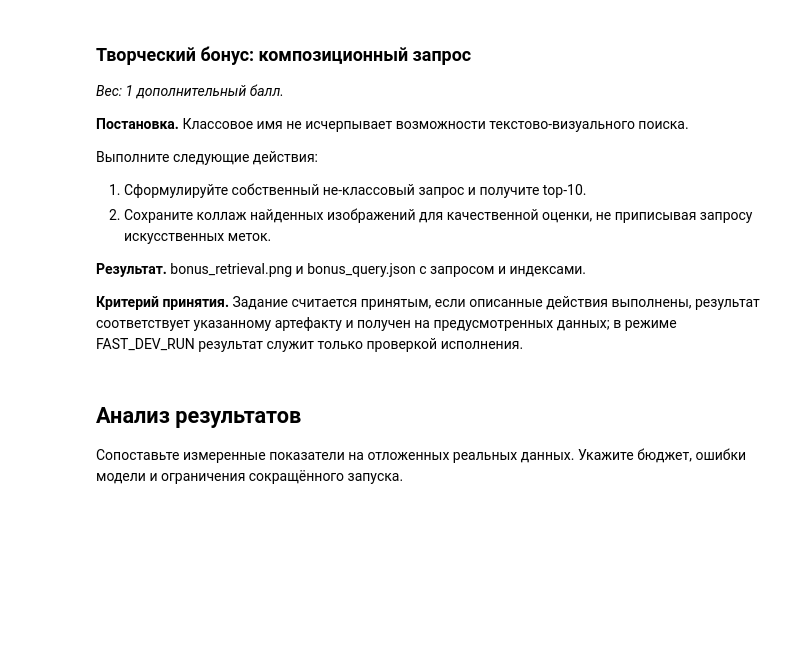
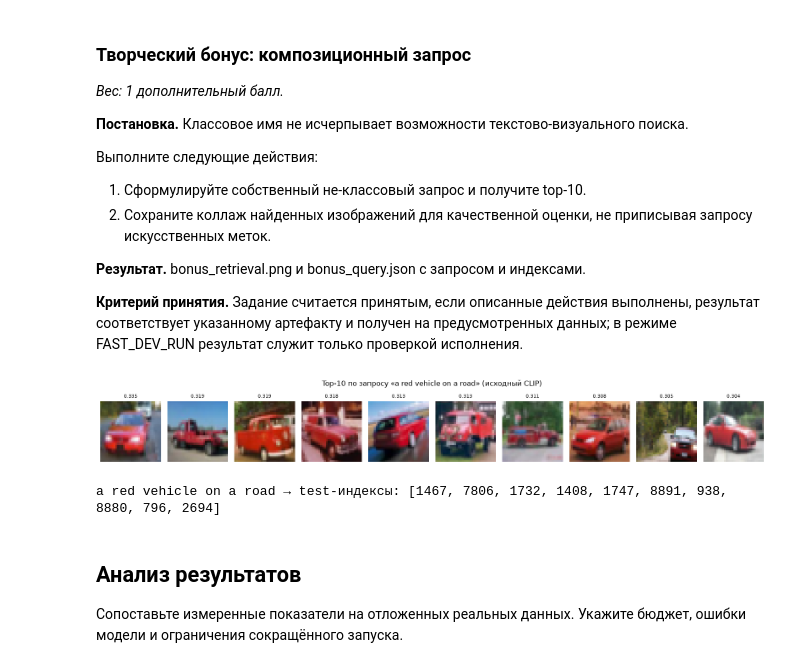
Before and after one commit to Meta1rus/computer_vision_2026, a Jupyter notebook: labs/lab_05_clip_retrieval/student.ipynb, the cells around one changed output. Drawn from its saved outputs; the diff is of its cells as text; code cells hidden in the pictures; blank space fills up the shorter version.

Commit message:
Лаба 5: бонус — композиционный запрос

```diff
--- a/labs/lab_05_clip_retrieval/student.ipynb
+++ b/labs/lab_05_clip_retrieval/student.ipynb
@@ -488,8 +488,19 @@ truck                 1.0           1.0         0.0       0.9709      0.9956
 
 **Критерий принятия.** Задание считается принятым, если описанные действия выполнены, результат соответствует указанному артефакту и получен на предусмотренных данных; в режиме FAST_DEV_RUN результат служит только проверкой исполнения.
 # %%
-# Реализуйте это задание по постановке выше.
-raise NotImplementedError("Реализуйте это задание в этой ячейке")
+BONUS_QUERY = "a red vehicle on a road"
+idx, scores = search(BONUS_QUERY)
+fig, axes = plt.subplots(1, 10, figsize=(16, 2.2))
+for ax, i, s in zip(axes, idx, scores):
+    ax.imshow(raw_test.data[i]); ax.axis("off"); ax.set_title(f"{s:.3f}", fontsize=8)
+fig.suptitle(f"Top-10 по запросу «{BONUS_QUERY}» (исходный CLIP)"); fig.tight_layout()
+fig.savefig(ARTIFACTS / "bonus_retrieval.png", dpi=110); plt.show()
+(ARTIFACTS / "bonus_query.json").write_text(json.dumps({"query": BONUS_QUERY, "model": f"{CLIP_ARCH}/{CLIP_TAG}",
+    "top10": [{"test_index": i, "score": s} for i, s in zip(idx, scores)]}, indent=1))
+print(BONUS_QUERY, "→ test-индексы:", idx)
+# %% [output]
+[figure, added]
+a red vehicle on a road → test-индексы: [1467, 7806, 1732, 1408, 1747, 8891, 938, 8880, 796, 2694]
 # %% [markdown]
 ## Анализ результатов
 
```
Also changed, not shown: 2 other files.
